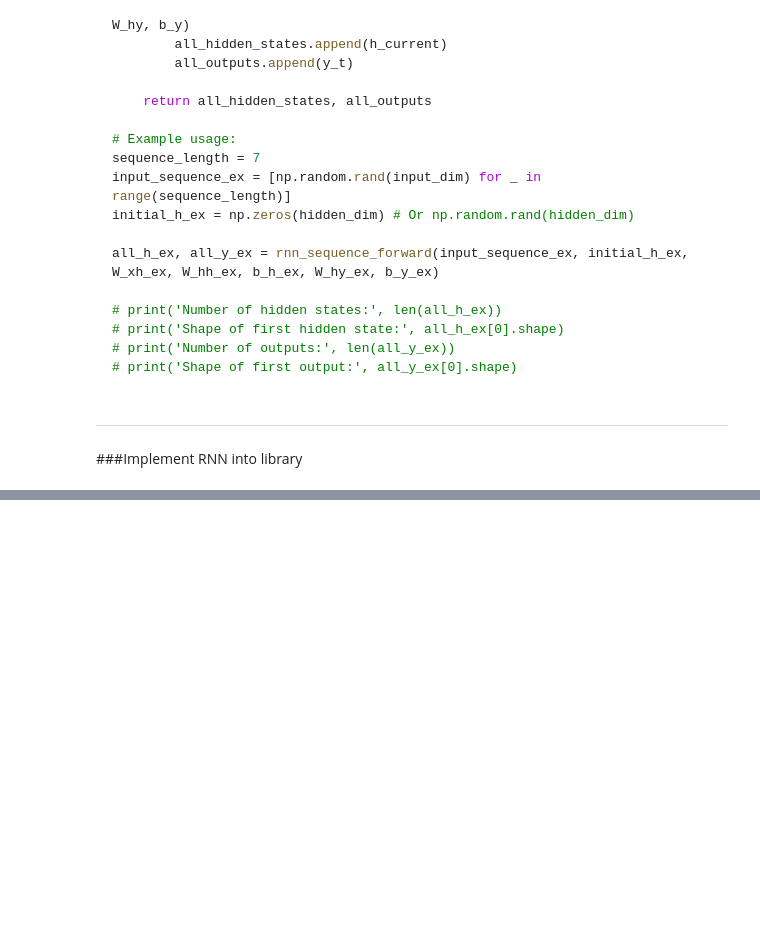
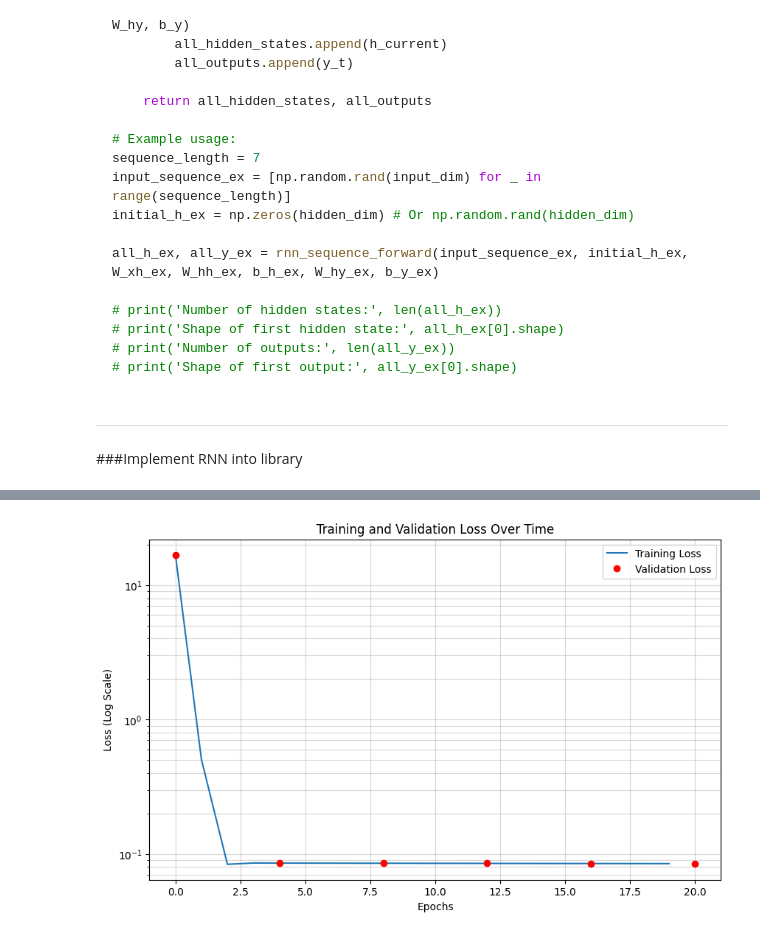
Before and after one commit to rylan-berry/DeepLearningIndependentStudy, a Jupyter notebook: RNNDeeplearningProblemSet.ipynb, the cells around one changed output, grey strips where cells are left out. Saved outputs shown, nothing was run; the diff lists cells and outputs as text; code cells hidden in the pictures; blank space fills up the shorter version.

```diff
--- a/RNNDeeplearningProblemSet.ipynb
+++ b/RNNDeeplearningProblemSet.ipynb
@@ -348,0 +335,17 @@ TypeError: bad operand type for unary -: 'list'
+# %%
+from rb_deeplearning_lib import Model, FullRNNLayer, mse_loss
+import numpy as np
+
+# Define dimensions for the sample data
+batches = 32
+sequence_length = 10
+input_features = 2  # Matches inL of the first Dense layer
+output_features = 2 # Matches output_dim of FullRNNLayer
+
+# Generate sample input data (batches, time, data)
+x = np.random.rand(batches, sequence_length, input_features)
+# Generate sample target data (batches, time, output_features)
+y = np.random.rand(batches, sequence_length, output_features)
+
+m = rb.Model([rb.Dense(layNum=2,inL=2,midL=8,outL=8, activ="relu",f_activ="relu"), FullRNNLayer(8,8,2, transpInput=True)],loss_fn=mse_loss)
+m.train(20, x,y,x,y, l_rate=0.1,val_run=4)
@@ -348,0 +359,20 @@ TypeError: bad operand type for unary -: 'list'
+# %%
+import matplotlib.pyplot as plt
+
+# Extracting epochs and loss values
+train_epochs, train_losses = zip(*m.train_loss)
+val_epochs, val_losses = zip(*m.val_loss)
+
+plt.figure(figsize=(10, 6))
+plt.plot(train_epochs, train_losses, label='Training Loss')
+plt.plot(val_epochs, val_losses, 'ro', label='Validation Loss')
+
+plt.yscale('log')
+plt.xlabel('Epochs')
+plt.ylabel('Loss (Log Scale)')
+plt.title('Training and Validation Loss Over Time')
+plt.legend()
+plt.grid(True, which="both", ls="-", alpha=0.5)
+plt.show()
+# %% [output]
+[figure, added]
```
Also changed, not shown: parts of 7 cells of this notebook.
